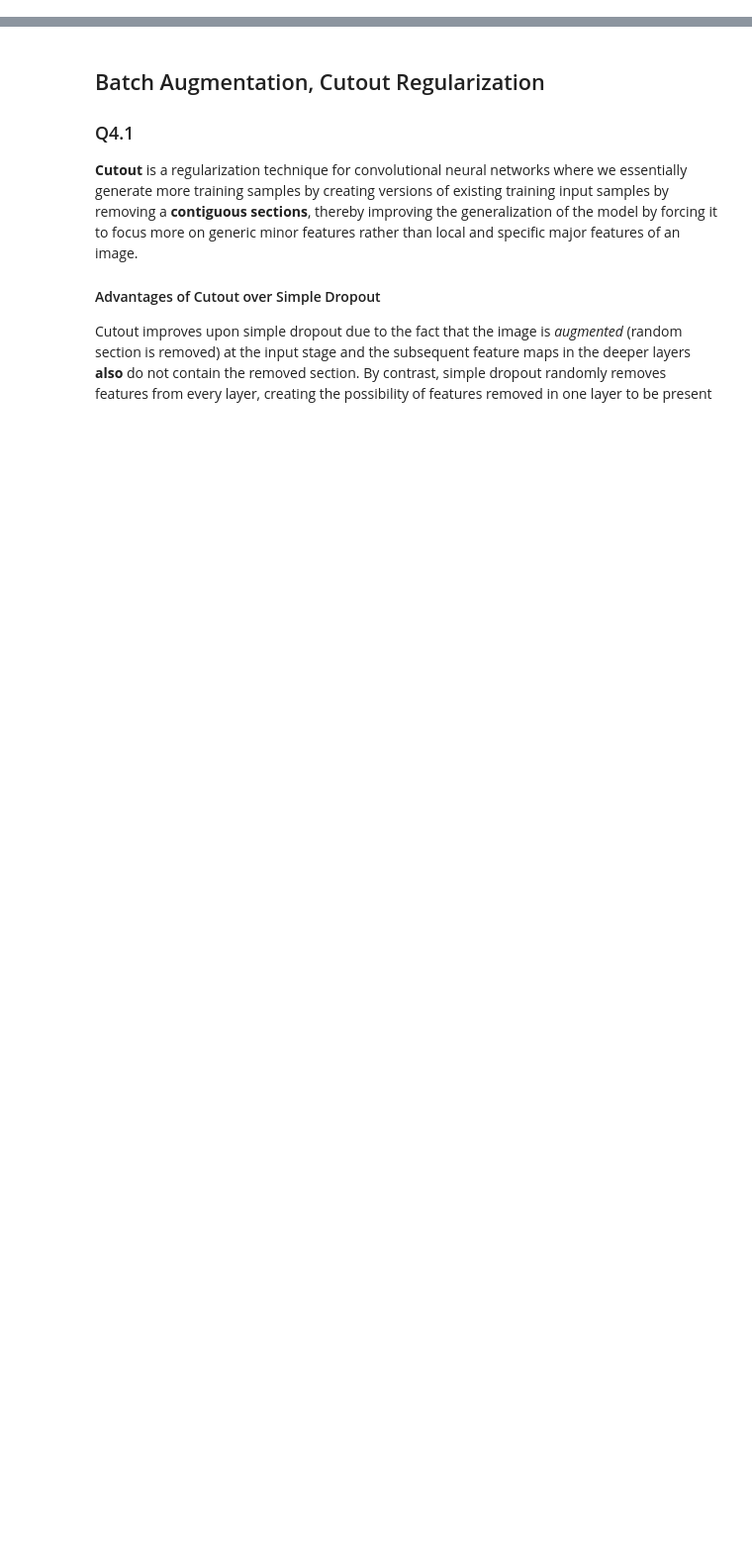
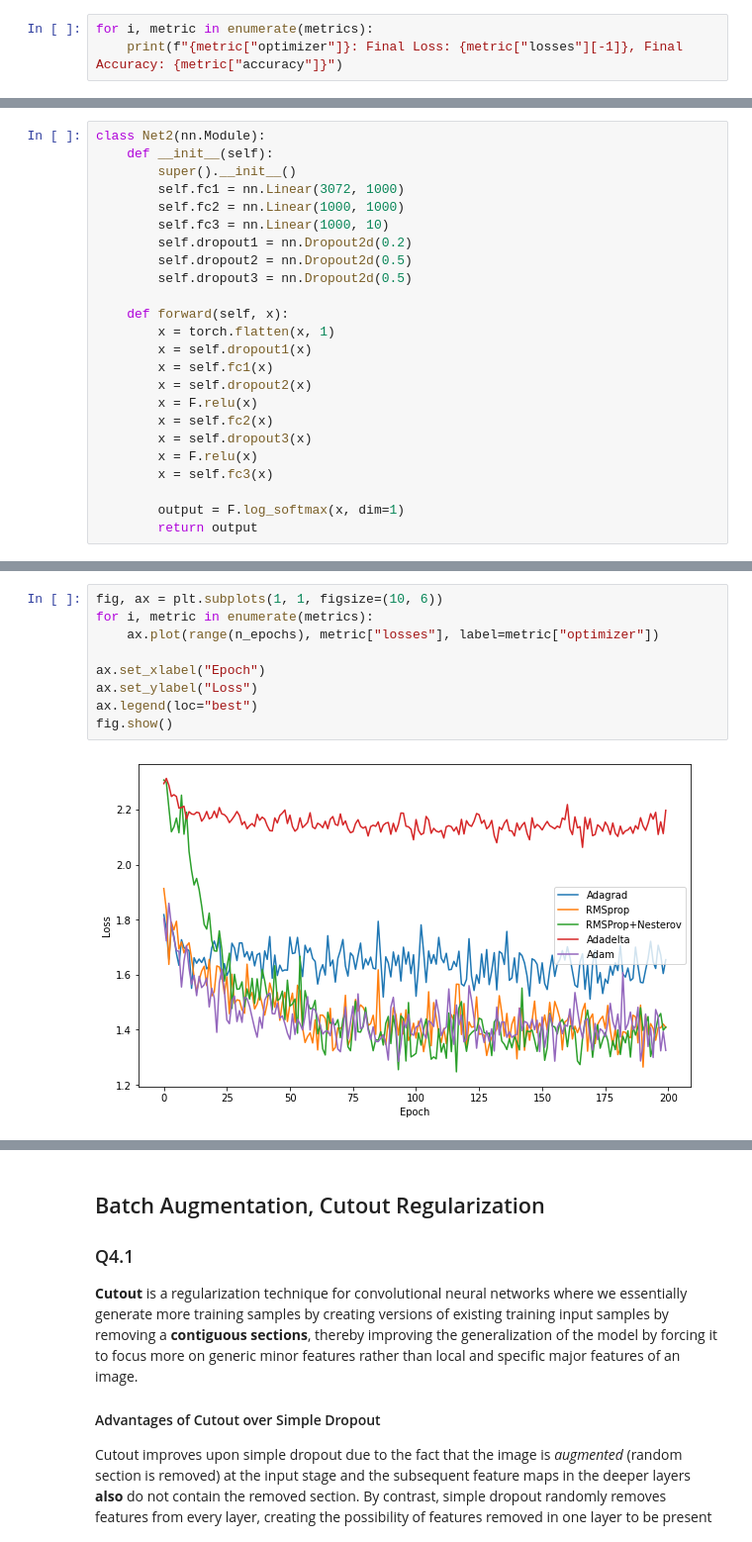
Before and after one commit to codexceed/MS-CS, a Jupyter notebook: Courses/IDLS/hw3/lab3.ipynb, the cells around one changed output, grey strips where cells are left out. Shown at 99% size. Saved outputs shown, nothing was run; the diff lists cells and outputs as text; blank space fills up the shorter version.

```diff
--- a/Courses/IDLS/hw3/lab3.ipynb
+++ b/Courses/IDLS/hw3/lab3.ipynb
@@ -577,0 +206,3 @@ Batch Size, Training Time(s)
+# %%
+for i, metric in enumerate(metrics):
+    print(f"{metric["optimizer"]}: Final Loss: {metric["losses"][-1]}, Final Accuracy: {metric["accuracy"]}")
@@ -577,0 +220,24 @@ Batch Size, Training Time(s)
+# %%
+class Net2(nn.Module):
+    def __init__(self):
+        super().__init__()
+        self.fc1 = nn.Linear(3072, 1000)
+        self.fc2 = nn.Linear(1000, 1000)
+        self.fc3 = nn.Linear(1000, 10)
+        self.dropout1 = nn.Dropout2d(0.2)
+        self.dropout2 = nn.Dropout2d(0.5)
+        self.dropout3 = nn.Dropout2d(0.5)
+
+    def forward(self, x):
+        x = torch.flatten(x, 1)
+        x = self.dropout1(x)
+        x = self.fc1(x)
+        x = self.dropout2(x)
+        x = F.relu(x)
+        x = self.fc2(x)
+        x = self.dropout3(x)
+        x = F.relu(x)
+        x = self.fc3(x)
+
+        output = F.log_softmax(x, dim=1)
+        return output
@@ -577,0 +305,11 @@ Batch Size, Training Time(s)
+# %%
+fig, ax = plt.subplots(1, 1, figsize=(10, 6))
+for i, metric in enumerate(metrics):
+    ax.plot(range(n_epochs), metric["losses"], label=metric["optimizer"])
+
+ax.set_xlabel("Epoch")
+ax.set_ylabel("Loss")
+ax.legend(loc="best")
+fig.show()
+# %% [output]
+[figure, added]
```
Also changed, not shown: parts of 61 cells of this notebook.
